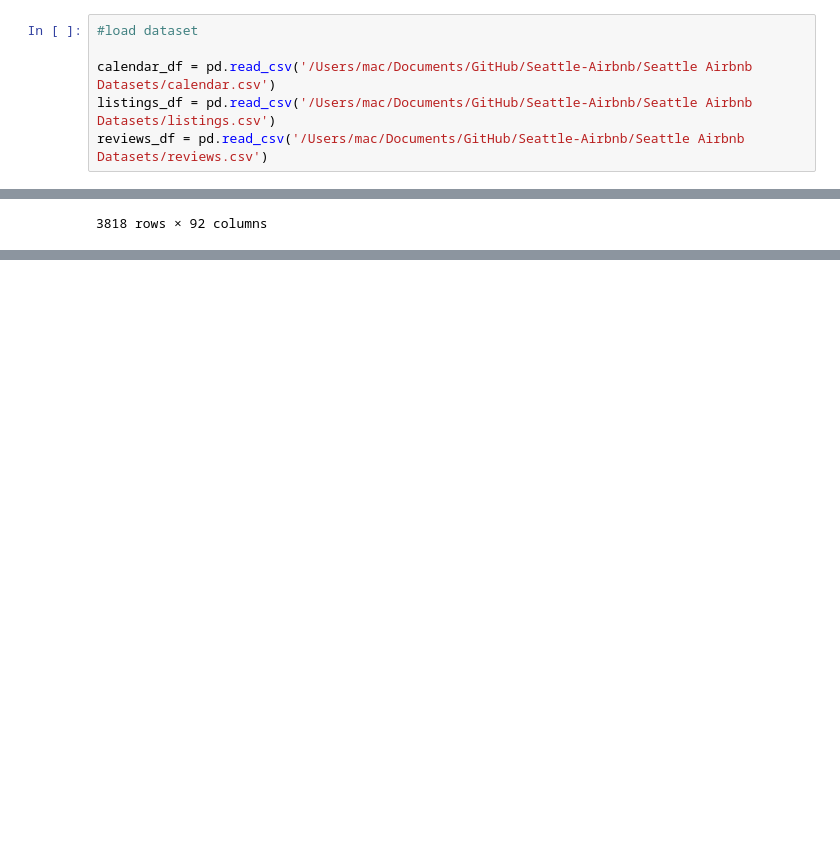
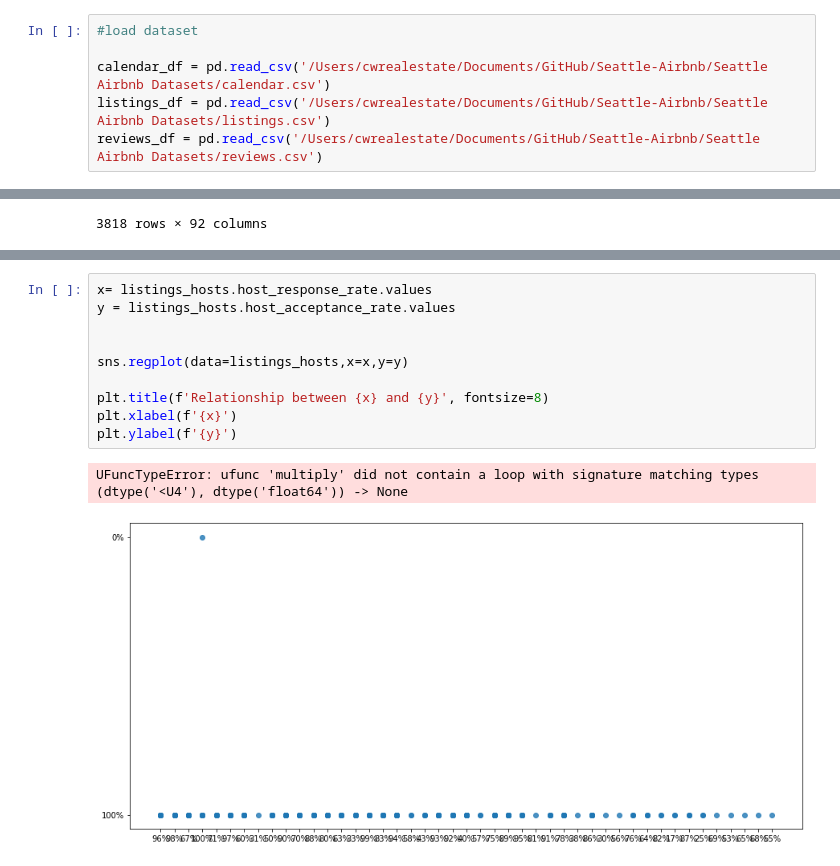
Before and after one commit to fabdanolu/Seattle-Airbnb, a Jupyter notebook: seattle.ipynb, the cells around one changed output, grey strips where cells are left out. Drawn from its saved outputs; the diff is of its cells as text; blank space fills up the shorter version.

```diff
--- a/seattle.ipynb
+++ b/seattle.ipynb
@@ -20,9 +43,9 @@ seaborn: 0.11.2
 # %%
 #load dataset
 
-calendar_df = pd.read_csv('/Users/mac/Documents/GitHub/Seattle-Airbnb/Seattle Airbnb Datasets/calendar.csv')
-listings_df = pd.read_csv('/Users/mac/Documents/GitHub/Seattle-Airbnb/Seattle Airbnb Datasets/listings.csv')
-reviews_df = pd.read_csv('/Users/mac/Documents/GitHub/Seattle-Airbnb/Seattle Airbnb Datasets/reviews.csv')
+calendar_df = pd.read_csv('/Users/cwrealestate/Documents/GitHub/Seattle-Airbnb/Seattle Airbnb Datasets/calendar.csv')
+listings_df = pd.read_csv('/Users/cwrealestate/Documents/GitHub/Seattle-Airbnb/Seattle Airbnb Datasets/listings.csv')
+reviews_df = pd.read_csv('/Users/cwrealestate/Documents/GitHub/Seattle-Airbnb/Seattle Airbnb Datasets/reviews.csv')
 # %%
 # Get overview of Calendar
 calendar_df.head()
@@ -1035,0 +1109,13 @@ listings_review.sample(10)
+# %%
+x= listings_hosts.host_response_rate.values
+y = listings_hosts.host_acceptance_rate.values
+
+
+sns.regplot(data=listings_hosts,x=x,y=y)
+
+plt.title(f'Relationship between {x} and {y}', fontsize=8)
+plt.xlabel(f'{x}')
+plt.ylabel(f'{y}')
+# %% [output]
+UFuncTypeError: ufunc 'multiply' did not contain a loop with signature matching types (dtype('<U4'), dtype('float64')) -> None
+[figure, added]
```
Also changed, not shown: parts of 40 cells of this notebook, 2 other files.
